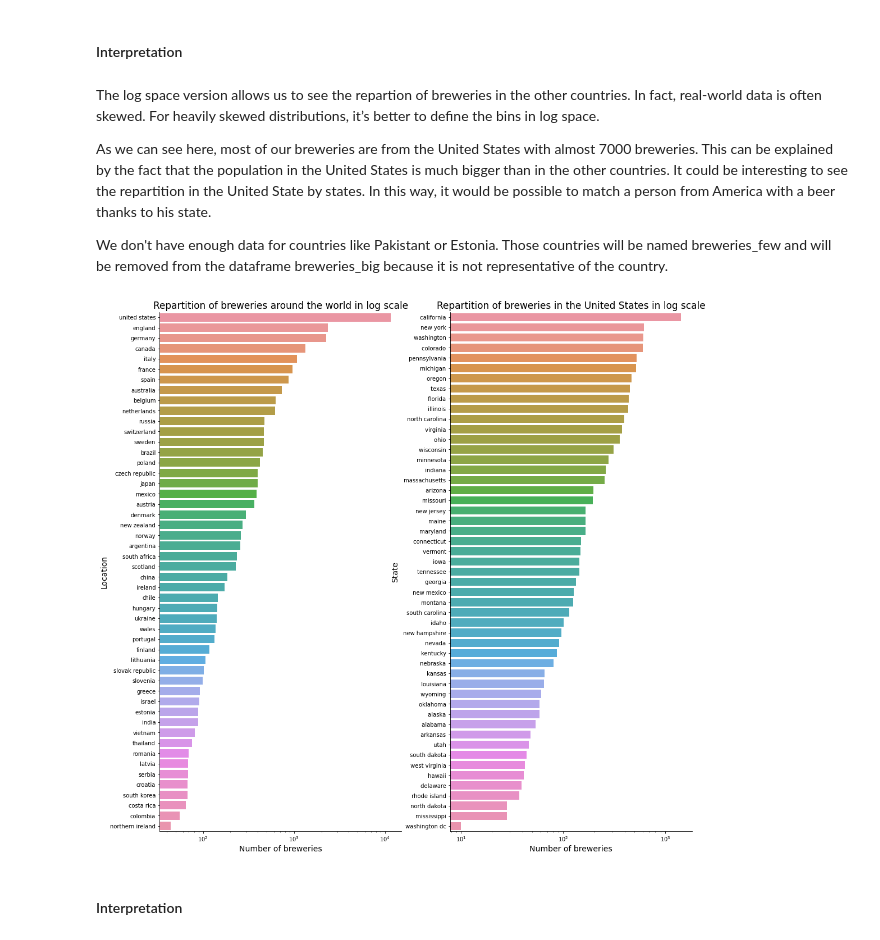
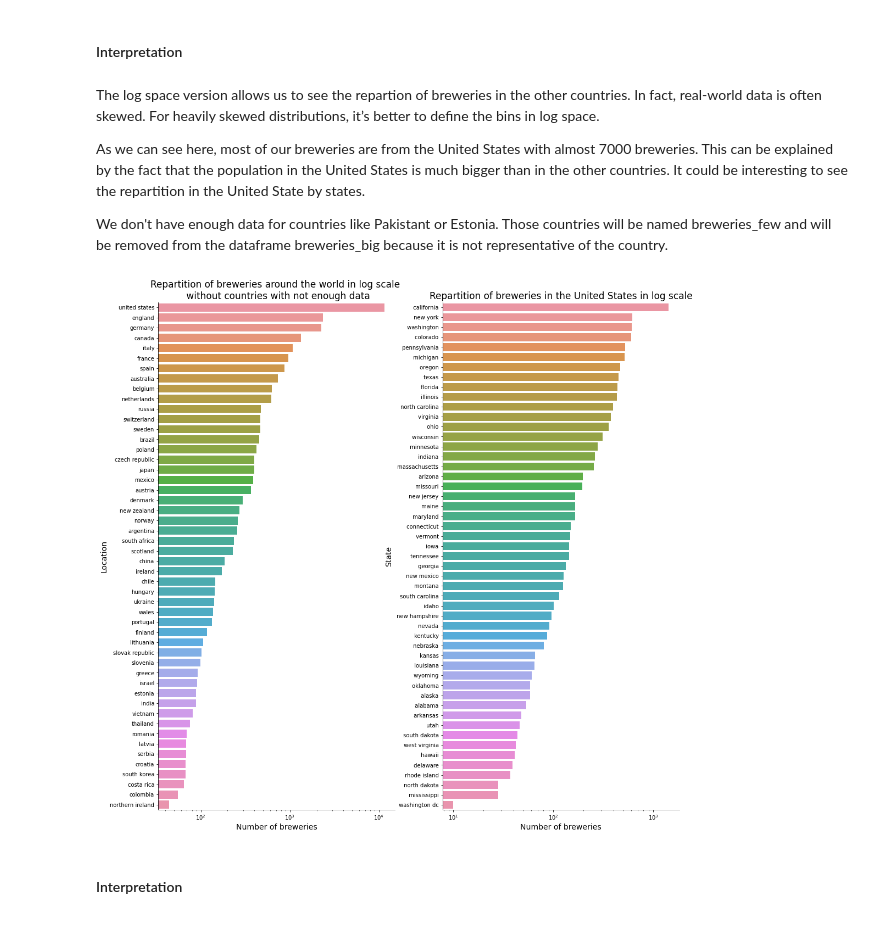
Before and after one commit to epfl-ada/ada-2022-project-brian, a Jupyter notebook: project.ipynb, the cells around one changed output. Drawn from its saved outputs; the diff is of its cells as text; code cells hidden in the pictures.

```diff
--- a/project.ipynb
+++ b/project.ipynb
@@ -491,7 +495,7 @@ ax.spines['top'].set_visible(False)
 # %% [markdown]
 The log space version allows us to see the repartion of breweries in the other countries. In fact, real-world data is often skewed. For heavily skewed distributions, it’s better to define the bins in log space.
 
-As we can see here, most of our breweries are from the United States with almost 7000 breweries. This can be explained by the fact that the population in the United States is much bigger than in the other countries. It could be interesting to see the repartition in the United State by states. In this way, it would be possible to match a person from America with a beer thanks to his state.
+As we can see here, most of our breweries are from the United States with almost 7000 breweries. This can be explained by the fact that the population in the United States is much bigger than in the other countries. It could be interesting to see the repartition in the United State by states.
 
 We don't have enough data for countries like Pakistant or Estonia. Those countries will be named breweries_few and will be removed from the dataframe breweries_big because it is not representative of the country.
 # %%
@@ -512,28 +516,28 @@ for location in locations:
 # %%
 fig, ax = plt.subplots(1, 2, figsize=(17, 17))
 
 new_breweries_big = breweries_big.groupby('location').agg('count').sort_values(by=['id'], ascending=False)
 breweries_US = breweries_big[breweries_big['location'] == 'united states']
 breweries_US = breweries_US.drop(breweries_US[breweries_US.state == ' united states'].index)
 new_breweries_US = breweries_US.groupby('state').agg('count').sort_values(by=['id'], ascending=False)
 
 sns.barplot(data=new_breweries_big, x=new_breweries_big.id, y=new_breweries_big.index, ax=ax[0])
-ax[0].set_title("Repartition of breweries around the world in log scale", fontsize = 17)
+ax[0].set_title("Repartition of breweries around the world in log scale \n without countries with not enough data", fontsize = 17)
 ax[0].set_xlabel("Number of breweries", fontsize = 14)
 ax[0].set_ylabel("Location", fontsize = 14)
 ax[0].set_xscale('log')
 ax[0].spines['right'].set_visible(False)
 ax[0].spines['top'].set_visible(False)
 
 sns.barplot(data=new_breweries_US, x=new_breweries_US.id, y=new_breweries_US.index, ax=ax[1])
 ax[1].set_title("Repartition of breweries in the United States in log scale", fontsize = 17)
 ax[1].set_xlabel("Number of breweries", fontsize = 14)
 ax[1].set_ylabel("State", fontsize = 14)
 ax[1].set_xscale('log')
 ax[1].spines['right'].set_visible(False)
 ax[1].spines['top'].set_visible(False)
 # %% [output]
-[figure, old version]
+[figure, new version]
 # %% [markdown]
 #### Interpretation
 # %% [markdown]
```
Also changed, not shown: parts of 14 cells of this notebook.
